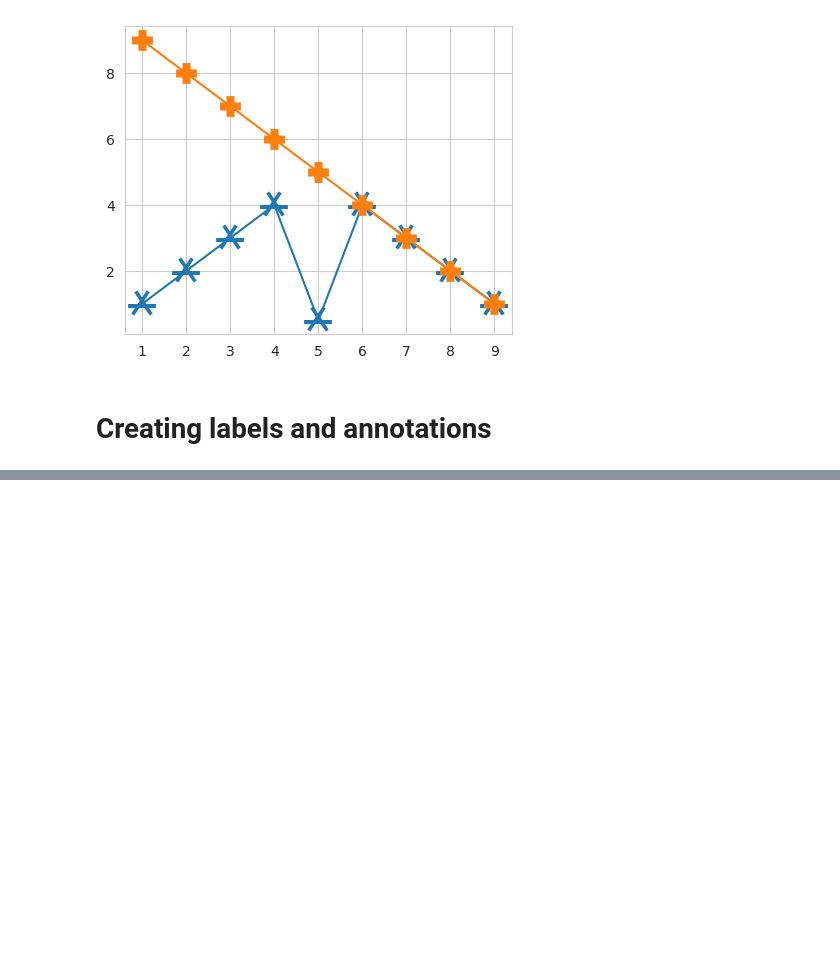
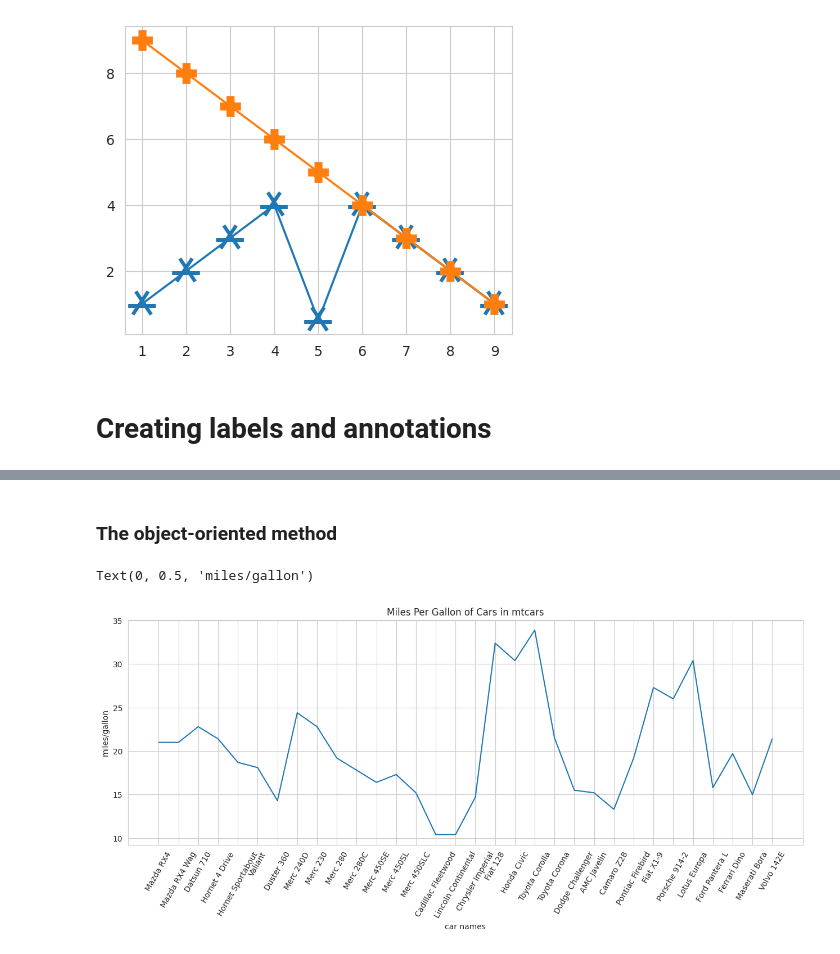
Before and after one commit to ciroAlosaScania/python-for-data-science-and-machine-learning-essential-training-part-1-3006708, a Jupyter notebook: 20_Practical_Data_Visualization.ipynb, the cells around one changed output, grey strips where cells are left out. Drawn from its saved outputs; the diff is of its cells as text; code cells hidden in the pictures; blank space fills up the shorter version.

```diff
--- a/20_Practical_Data_Visualization.ipynb
+++ b/20_Practical_Data_Visualization.ipynb
@@ -328,0 +363,24 @@ plt.plot(x1, y1, marker='+', mew=15)
+# %% [markdown]
+### The object-oriented method
+# %%
+address = '/workspaces/python-for-data-science-and-machine-learning-essential-training-part-1-3006708/data/mtcars.csv'
+
+cars = pd.read_csv(address)
+cars.columns = ['car_names','mpg','cyl','disp', 'hp', 'drat', 'wt', 'qsec', 'vs', 'am', 'gear', 'carb']
+
+mpg = cars.mpg
+
+fig = plt.figure()
+ax = fig.add_axes([.1, .1, 1, 1])
+
+mpg.plot()
+
+ax.set_xticks(range(32))
+ax.set_xticklabels(cars.car_names, rotation=60, fontsize='medium')
+ax.set_title('Miles Per Gallon of Cars in mtcars')
+
+ax.set_xlabel('car names')
+ax.set_ylabel('miles/gallon')
+# %% [output]
+Text(0, 0.5, 'miles/gallon')
+[figure, added]
```
Also changed, not shown: parts of 39 cells of this notebook, 1 other file.
